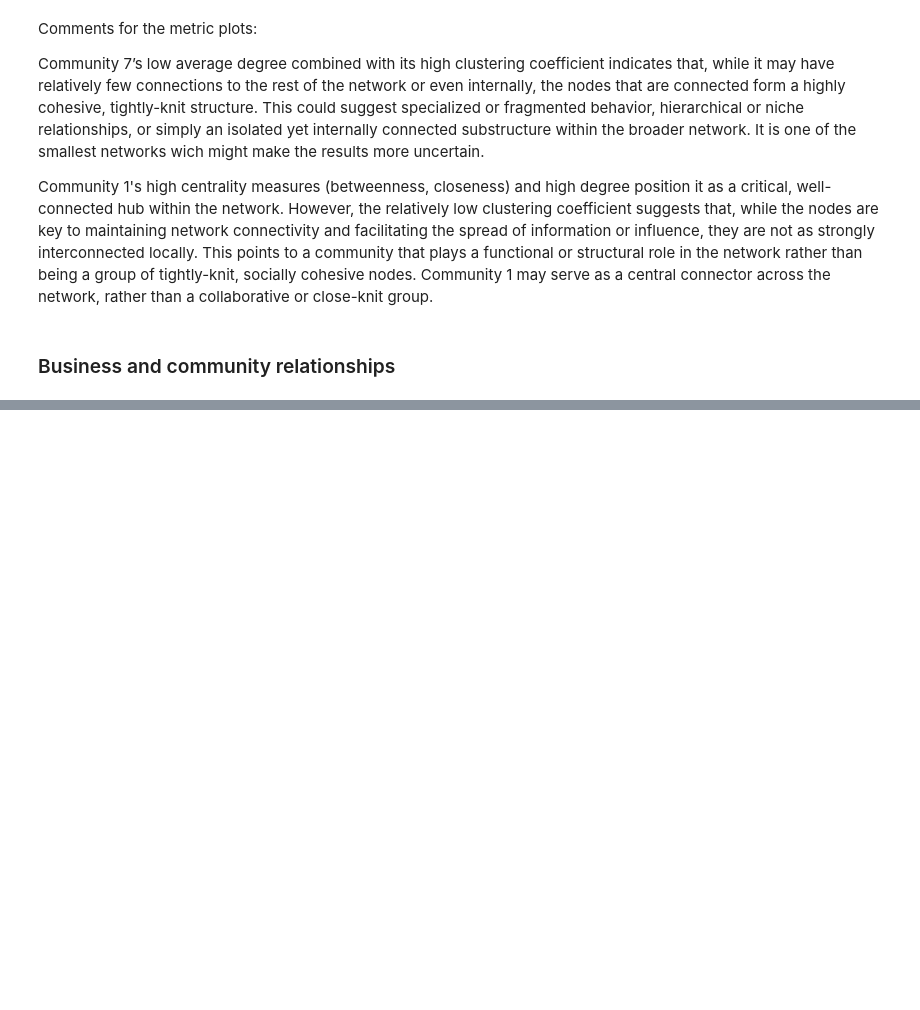
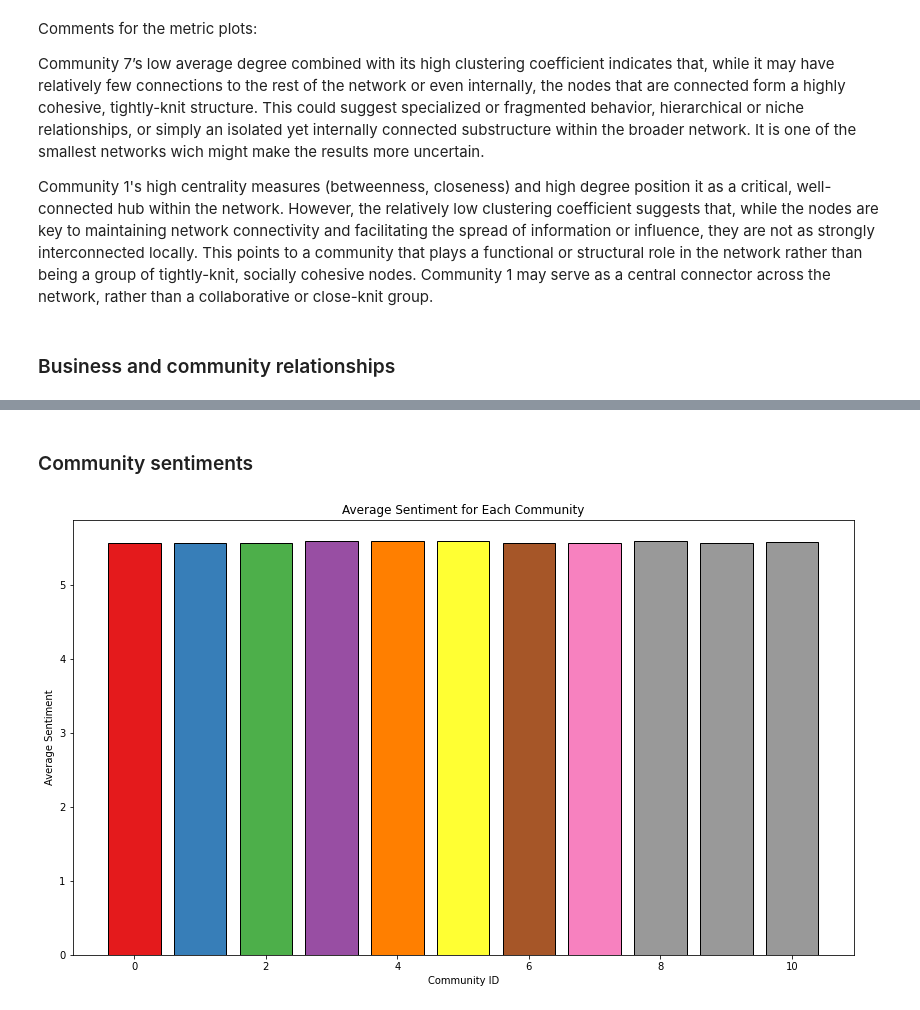
Before and after one commit to FredBingz/02805YelpProject, a Jupyter notebook: structure.ipynb, the cells around one changed output, grey strips where cells are left out. Cells and saved outputs as stored; diff of their text form; code cells hidden in the pictures; blank space fills up the shorter version.

```diff
--- a/structure.ipynb
+++ b/structure.ipynb
@@ -408,3 +400,28 @@ review_data.head()
 | 2 | S8-rmUixe0CANmCMblYl2A | qi6OJ4D1e_T_AUQGHtadvA | --MbOh2O1pATkXa7xbU6LA | 4 | 1 | 0 | 0 | For what it is, they make a solid... | 2013-04-14 22:31:08 |
 | 3 | dAoF6rmPQY72tejRqEwDKA | qgLwRvE6JkK_KnbuT5AKmA | --O3ip9NpXTKD4oBS1pY2A | 4 | 7 | 2 | 3 | There are only a few Kid Friendly... | 2017-02-11 18:55:08 |
 | 4 | fqWMiA-8VpG-eTuF1YzZGQ | 4lng77gRdpRb24o91sSihA | --S43ruInmIsGrnnkmavRw | 3 | 3 | 1 | 1 | While I liked the layout and some... | 2015-03-22 23:56:41 |
+# %%
+review_sentiments = pd.read_csv('data/review_sentiments.csv')
+# %% [markdown]
+### Community sentiments
+# %%
+review_data = review_data.merge(review_sentiments, on='review_id')
+review_data['community'] = review_data['user_id'].map(partition)
+
+# Calculate the average sentiment for each community
+community_sentiments = review_data.groupby('community')['sentiment'].mean().reset_index()
+community_sentiments.columns = ['Community', 'Average Sentiment']
+
+# Merge with community metrics dataframe
+community_metrics_df = community_metrics_df.merge(community_sentiments, on='Community')
+
+# Plot the average sentiment for each community
+fig, ax = plt.subplots(figsize=(14, 8))
+colors = [plt.cm.Set1(i) for i in range(len(community_metrics_df))]
+ax.bar(community_metrics_df['Community'], community_metrics_df['Average Sentiment'], color=colors, edgecolor='black')
+ax.set_xlabel('Community ID')
+ax.set_ylabel('Average Sentiment')
+ax.set_title('Average Sentiment for Each Community')
+plt.show()
+# %% [output]
+[figure, added]
```
Also changed, not shown: parts of 17 cells of this notebook, 4 other files.
